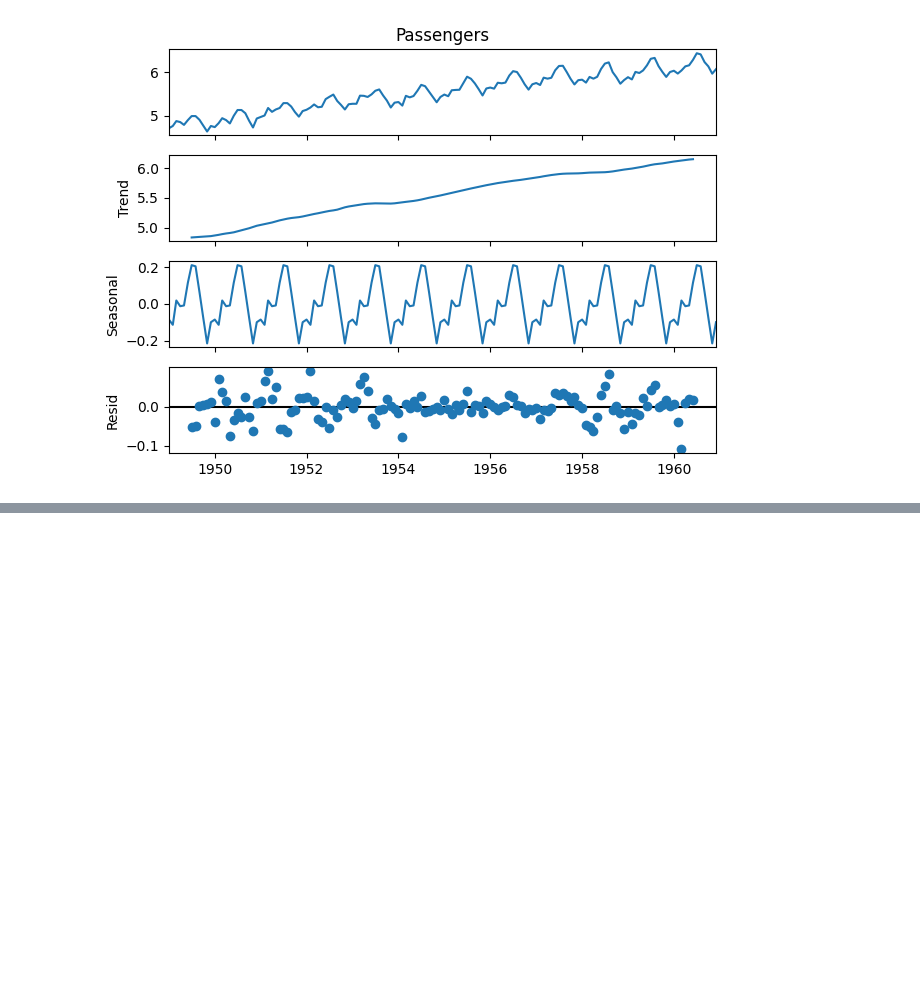
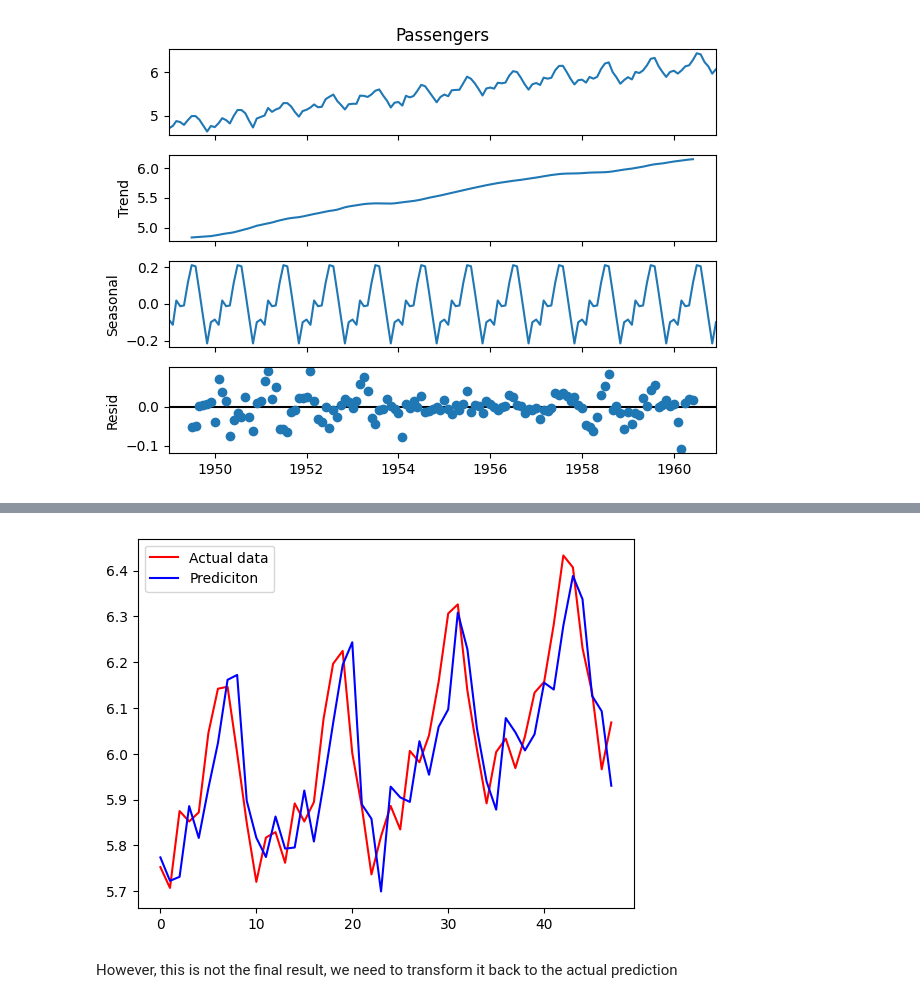
Before and after one commit to volam1311/Data-Science-learning-, a Jupyter notebook: Time Series /ARIMA_model.ipynb, the cells around one changed output, grey strips where cells are left out. Cells and saved outputs as stored; diff of their text form; code cells hidden in the pictures; blank space fills up the shorter version.

Commit message:
Finish buiding the ARIMA model

```diff
--- a/Time Series /ARIMA_model.ipynb
+++ b/Time Series /ARIMA_model.ipynb
@@ -287,0 +308,5 @@ result_1.plot();
+# %%
+ts_values = ts_log.values
+X = ts_values
+size = int(len(X)*0.667)
+train, test = X[0:size], X[size:len(X)]
@@ -287,0 +334,19 @@ result_1.plot();
+# %%
+history = [x for x in train]
+predictions = list()
+for t in range(len(test)):
+    try:
+        model = ARIMA(history,order=(4,1,2))
+        model_fit = model.fit()
+        output = model_fit.forecast()
+        yhat = output[0]
+        predictions.append(yhat)
+        obs = test[t]
+        history.append(obs)
+    except(ValueError, LinAlgError):
+        pass
+    print('predicted = %f, expected = %f' %(yhat,obs))
+
+error = mean_squared_error(test,predictions)
+rmse = math.sqrt(error)
+print("MSE result:",round(rmse,3))
@@ -287,0 +371,9 @@ result_1.plot();
+# %%
+plt.plot(test,color='red',label='Actual data')
+plt.plot(predictions, color = 'blue', label = 'Prediciton')
+plt.legend()
+plt.show();
+# %% [output]
+[figure, added]
+# %% [markdown]
+However, this is not the final result, we need to transform it back to the actual prediction
```
Also changed, not shown: parts of 12 cells of this notebook, 1 other file.
